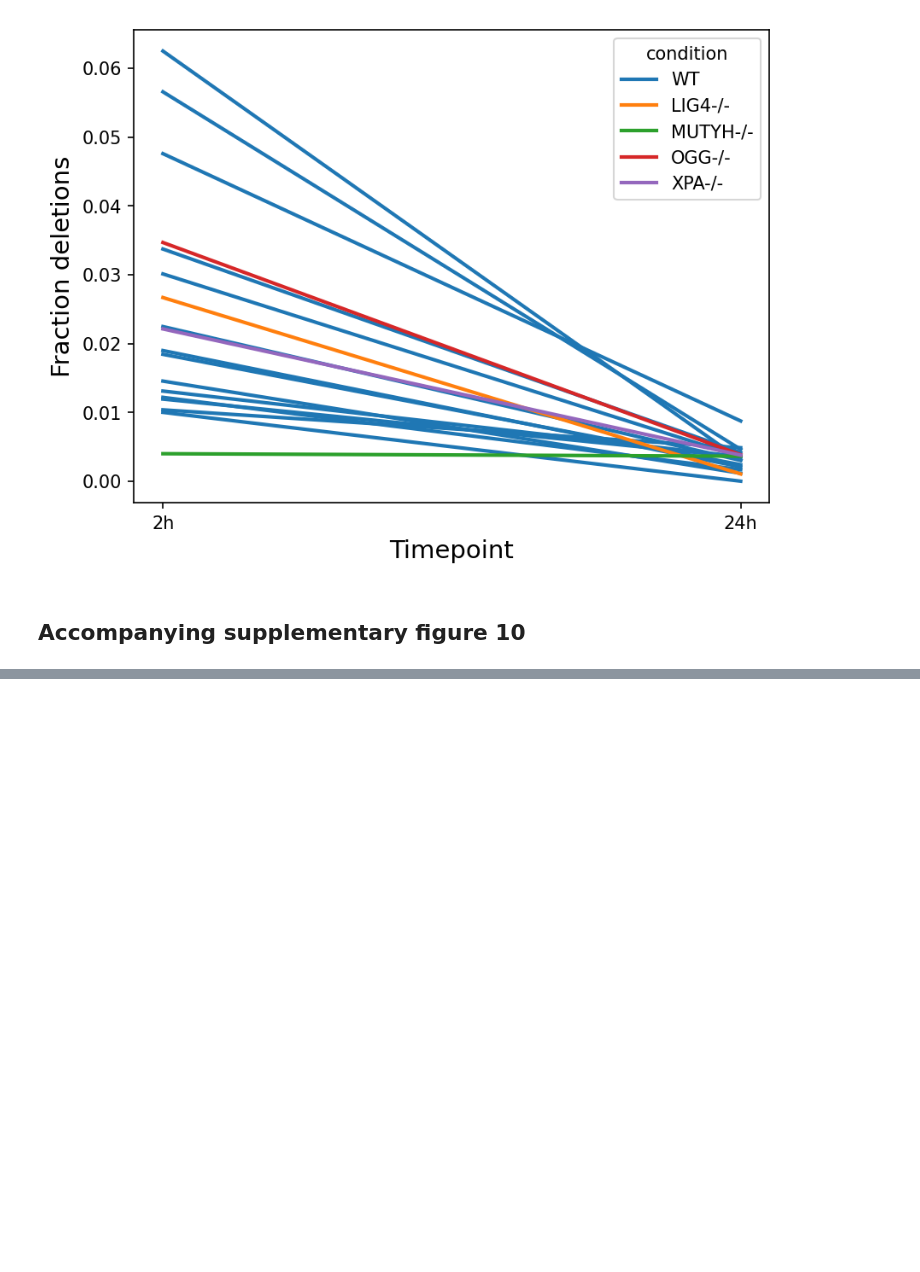
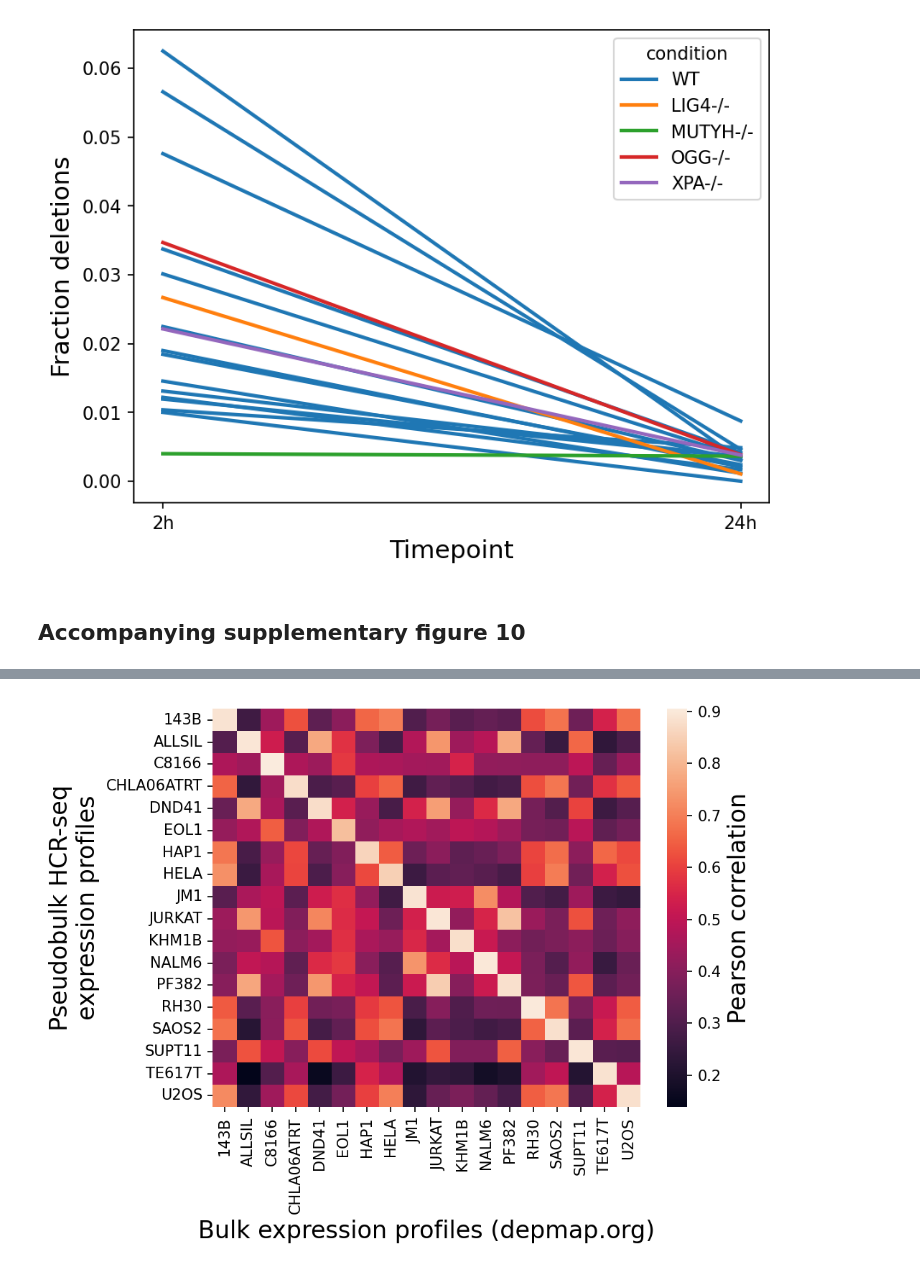
Before and after one commit to getzlab/HCRseq_manuscript_2026, a Jupyter notebook: figures/Figure5.ipynb, the cells around one changed output, grey strips where cells are left out. Drawn from its saved outputs; the diff is of its cells as text; code cells hidden in the pictures; blank space fills up the shorter version.

```diff
--- a/figures/Figure5.ipynb
+++ b/figures/Figure5.ipynb
@@ -232,0 +263,6 @@ plt.savefig('pdf/figure5h_scrna_ber_deletions.pdf')
+# %%
+# Subset to profiled cells and map names
+cl_map = adata.uns['cell_line_info']['ModelID'].reset_index().set_index('ModelID')['StrippedCellLineName']
+
+X_bulk = X_bulk.loc[cl_map.index]
+X_bulk.index = X_bulk.index.map(cl_map)
@@ -232,0 +271,8 @@ plt.savefig('pdf/figure5h_scrna_ber_deletions.pdf')
+# %%
+sc.tl.rank_genes_groups(adata,'cell_line')
+markers = list()
+for l in adata.obs['cell_line'].unique():
+    df = sc.get.rank_genes_groups_df(adata,l)
+    df = df[df['names'].isin(X_bulk.columns)]
+    markers.extend(list(df[df['logfoldchanges']>1].head(n=20)['names'].values))
+markers= np.unique(markers)
@@ -232,0 +286,2 @@ plt.savefig('pdf/figure5h_scrna_ber_deletions.pdf')
+# %%
+Xm_bulk = X_bulk[markers]
@@ -232,0 +290,12 @@ plt.savefig('pdf/figure5h_scrna_ber_deletions.pdf')
+# %%
+C = pd.DataFrame(cdist(np.log10(1+X_scRNA),np.log10(1+Xm_bulk),metric='correlation'),index = X_scRNA.index,columns=X_bulk.index)
+
+
+cl_show = C.index[C.index.isin(C.columns)]
+sns.heatmap(1-C.loc[cl_show,cl_show],cbar_kws={'label':'Pearson correlation'})
+plt.xlabel('Bulk expression profiles (depmap.org)')
+plt.ylabel('Pseudobulk HCR-seq\nexpression profiles')
+
+plt.savefig('pdf/supplementary_figure10b_scrna_depmap_expression_correlation.pdf',bbox_inches='tight')
+# %% [output]
+[figure, added]
```
Also changed, not shown: parts of 26 cells of this notebook, 6 other files.
